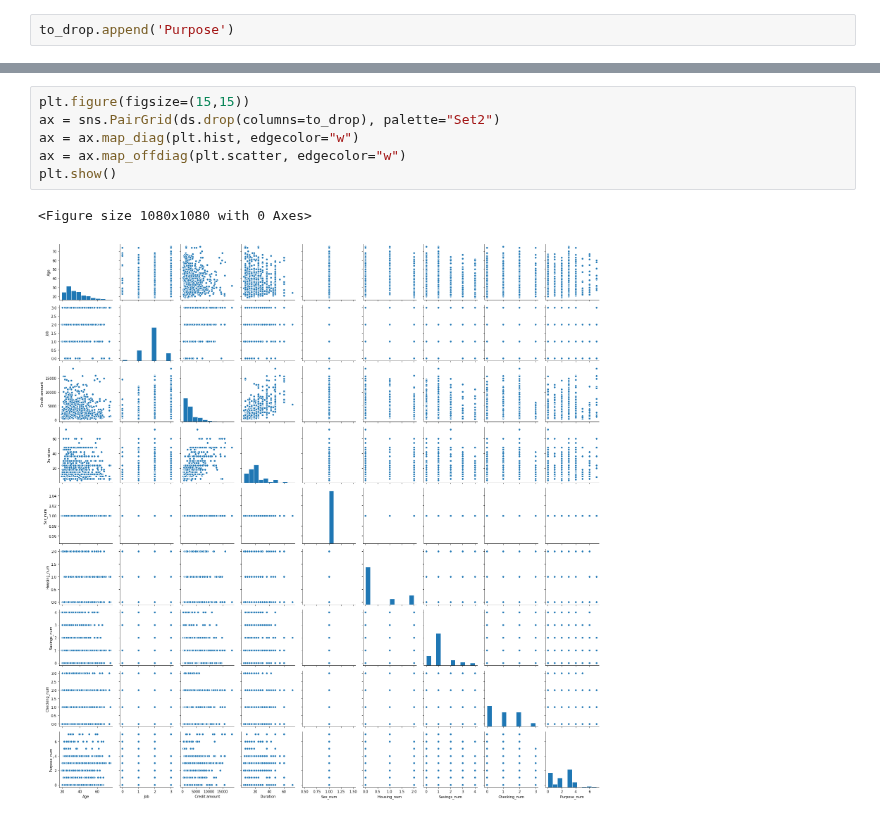
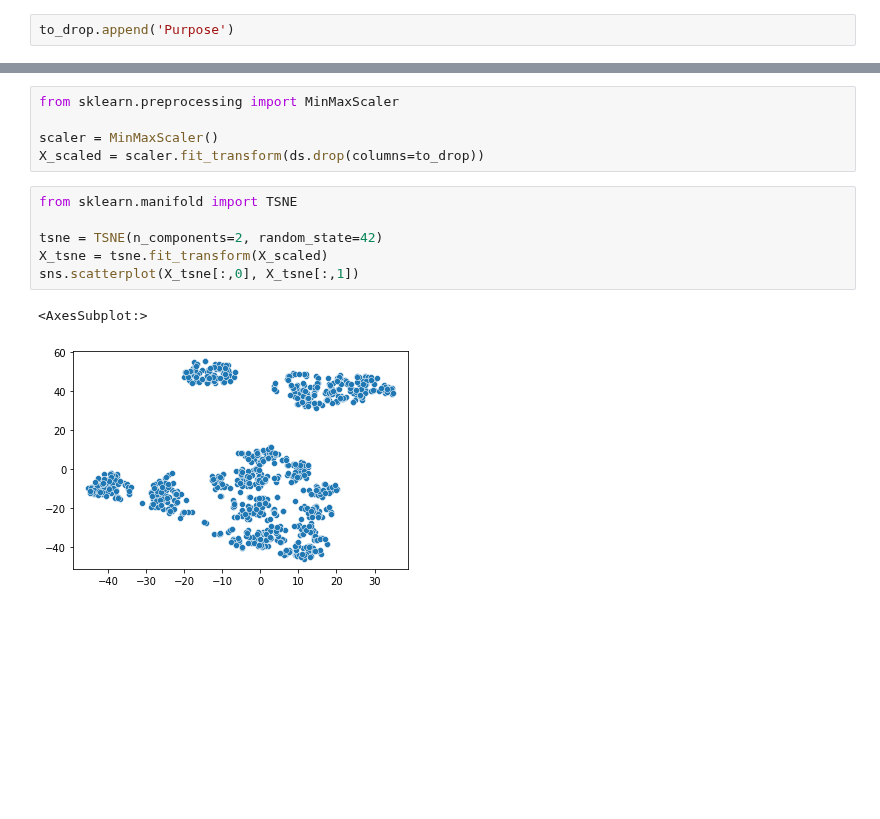
Before and after one commit to TefloniusMonk/intro, a Jupyter notebook: notebooks/german_credit.ipynb, the cells around one changed output, grey strips where cells are left out. Drawn from its saved outputs; the diff is of its cells as text; blank space fills up the shorter version.

```diff
--- a/notebooks/german_credit.ipynb
+++ b/notebooks/german_credit.ipynb
@@ -186,9 +204,14 @@ plt.show()
-# %%
-plt.figure(figsize=(15,15))
-ax = sns.PairGrid(ds.drop(columns=to_drop), palette="Set2")
-ax = ax.map_diag(plt.hist, edgecolor="w")
-ax = ax.map_offdiag(plt.scatter, edgecolor="w")
-plt.show()
-# %% [output]
-<Figure size 1080x1080 with 0 Axes>
-[figure, removed]
+# %%
+from sklearn.preprocessing import MinMaxScaler
+
+scaler = MinMaxScaler()
+X_scaled = scaler.fit_transform(ds.drop(columns=to_drop))
+# %%
+from sklearn.manifold import TSNE
+
+tsne = TSNE(n_components=2, random_state=42)
+X_tsne = tsne.fit_transform(X_scaled)
+sns.scatterplot(X_tsne[:,0], X_tsne[:,1])
+# %% [output]
+<AxesSubplot:>
+[figure, added]
```
Also changed, not shown: parts of 30 cells of this notebook.
